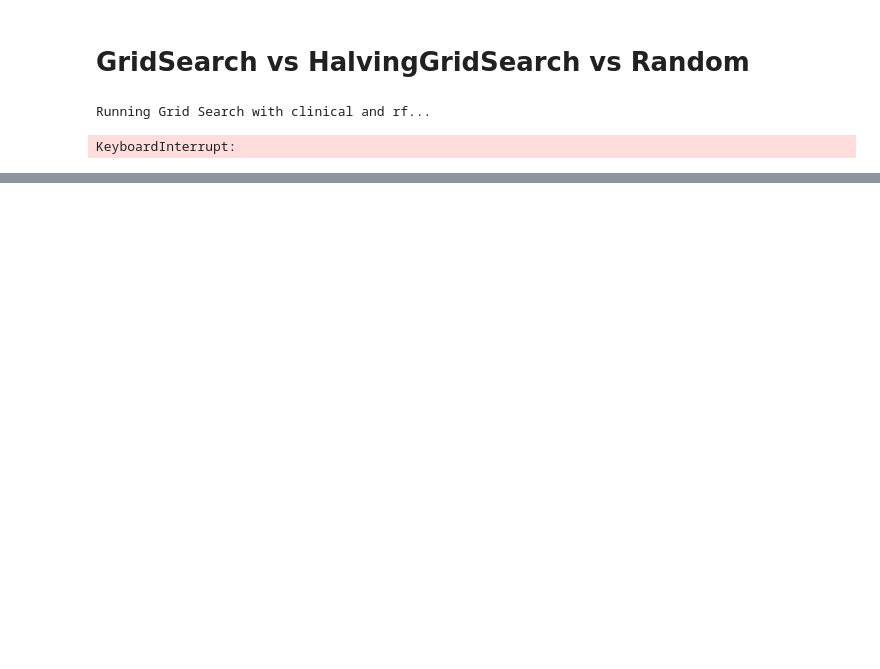
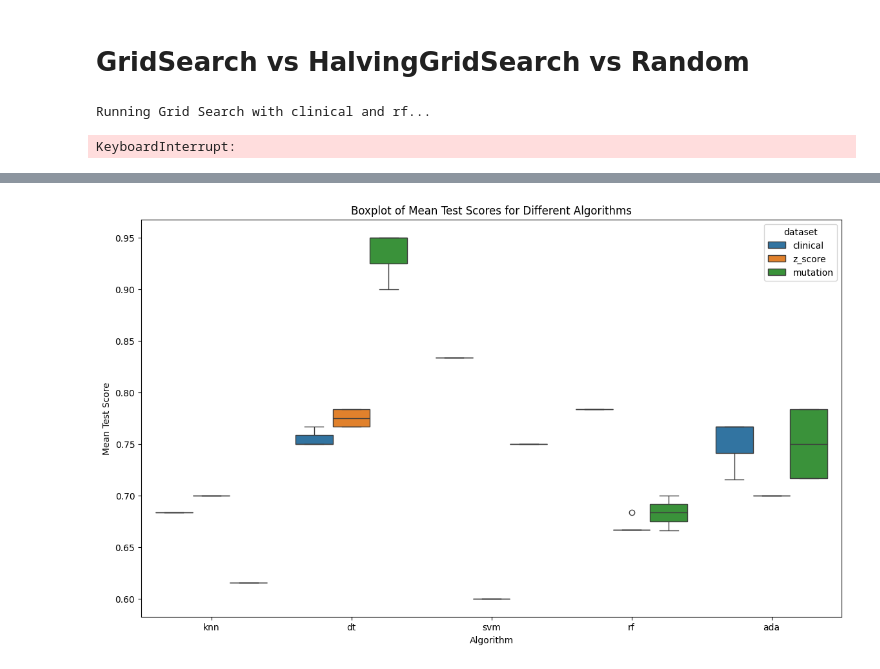
Before and after one commit to diegfernv/breast-cancer-classification, a Jupyter notebook: 7-optimization.ipynb, the cells around one changed output, grey strips where cells are left out. Cells and saved outputs as stored; diff of their text form; code cells hidden in the pictures; blank space fills up the shorter version.

Commit message:
Results obtained optimization and teapot

```diff
--- a/7-optimization.ipynb
+++ b/7-optimization.ipynb
@@ -389,0 +353,3 @@ Best pipeline: MLPClassifier(input_matrix, alpha=0.0001, learning_rate_init=0.00
+# %%
+halving_search_results = pd.read_csv('step_07/halving_search_results.csv')
+halving_search_results
@@ -389,0 +380,9 @@ Best pipeline: MLPClassifier(input_matrix, alpha=0.0001, learning_rate_init=0.00
+# %%
+plt.figure(figsize=(14, 8))
+sns.boxplot(data=halving_search_results, x='algorithm', y='mean_test_score', hue='dataset')
+plt.title('Boxplot of Mean Test Scores for Different Algorithms')
+plt.xlabel('Algorithm')
+plt.ylabel('Mean Test Score')
+plt.show()
+# %% [output]
+[figure, added]
```
Also changed, not shown: parts of 29 cells of this notebook, 2 other files.
